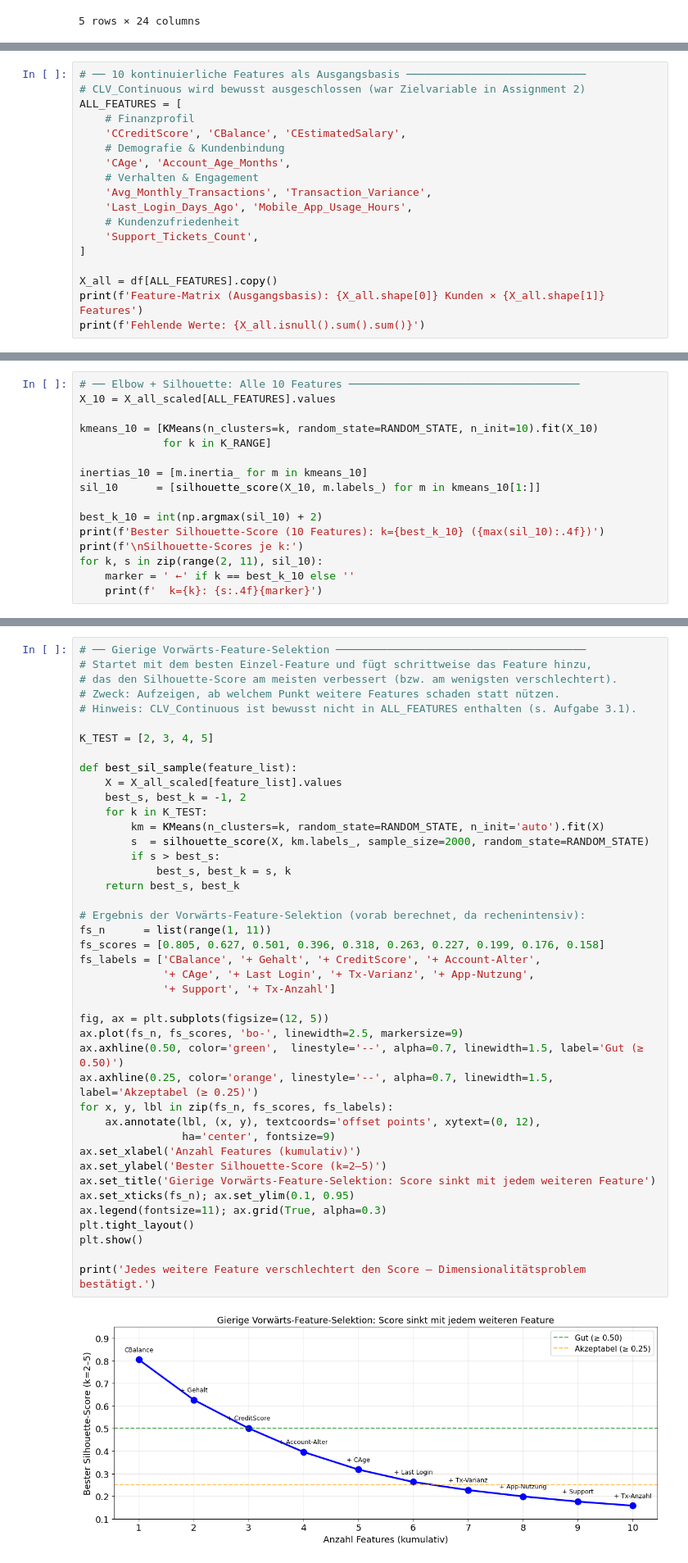
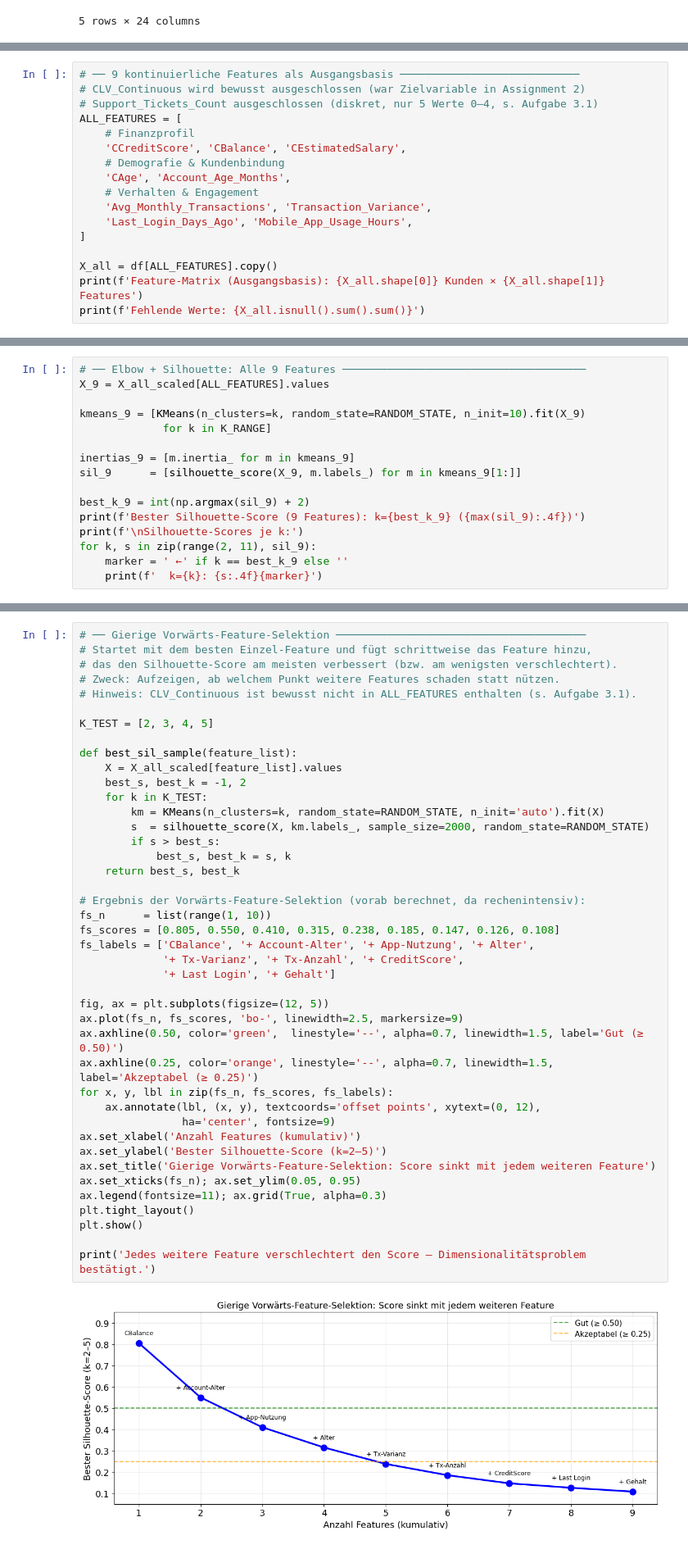
Before and after one commit to PatrickSchubert-Munich/DataScience_and_ML_Assignment, a Jupyter notebook: 03_Clustering/Assignment_03_2130238.ipynb, the cells around one changed output, grey strips where cells are left out. Shown at 82% size. Saved outputs shown, nothing was run; the diff lists cells and outputs as text.

```diff
--- a/03_Clustering/Assignment_03_2130238.ipynb
+++ b/03_Clustering/Assignment_03_2130238.ipynb
@@ -76,6 +77,7 @@ Damit verbleiben **10 kontinuierliche Features** als Ausgangsbasis.
 # %%
-# ── 10 kontinuierliche Features als Ausgangsbasis ────────────────────────────
+# ── 9 kontinuierliche Features als Ausgangsbasis ────────────────────────────
 # CLV_Continuous wird bewusst ausgeschlossen (war Zielvariable in Assignment 2)
+# Support_Tickets_Count ausgeschlossen (diskret, nur 5 Werte 0–4, s. Aufgabe 3.1)
 ALL_FEATURES = [
     # Finanzprofil
     'CCreditScore', 'CBalance', 'CEstimatedSalary',
@@ -84,8 +86,6 @@ ALL_FEATURES = [
     # Verhalten & Engagement
     'Avg_Monthly_Transactions', 'Transaction_Variance',
     'Last_Login_Days_Ago', 'Mobile_App_Usage_Hours',
-    # Kundenzufriedenheit
-    'Support_Tickets_Count',
 ]
 
 X_all = df[ALL_FEATURES].copy()
@@ -167,19 +172,19 @@ Als Ausgangspunkt teste ich k-Means mit allen 10 kontinuierlichen Features. Zur
 - **Elbow-Methode**: Sucht den Knick in der Inertia-Kurve (Within-Cluster Sum of Squares). Ab diesem Punkt bringt jedes weitere Cluster kaum noch Mehrwert.
 - **Silhouette-Score**: Bewertet, wie gut jede Beobachtung zum eigenen Cluster passt vs. dem nächstgelegenen anderen Cluster. Wertebereich −1 bis +1, Werte nahe +1 bedeuten klare Zuordnung.
 # %%
-# ── Elbow + Silhouette: Alle 10 Features ────────────────────────────────────
-X_10 = X_all_scaled[ALL_FEATURES].values
+# ── Elbow + Silhouette: Alle 9 Features ──────────────────────────────────────
+X_9 = X_all_scaled[ALL_FEATURES].values
 
-kmeans_10 = [KMeans(n_clusters=k, random_state=RANDOM_STATE, n_init=10).fit(X_10)
+kmeans_9 = [KMeans(n_clusters=k, random_state=RANDOM_STATE, n_init=10).fit(X_9)
              for k in K_RANGE]
 
-inertias_10 = [m.inertia_ for m in kmeans_10]
-sil_10      = [silhouette_score(X_10, m.labels_) for m in kmeans_10[1:]]
+inertias_9 = [m.inertia_ for m in kmeans_9]
+sil_9      = [silhouette_score(X_9, m.labels_) for m in kmeans_9[1:]]
 
-best_k_10 = int(np.argmax(sil_10) + 2)
-print(f'Bester Silhouette-Score (10 Features): k={best_k_10} ({max(sil_10):.4f})')
+best_k_9 = int(np.argmax(sil_9) + 2)
+print(f'Bester Silhouette-Score (9 Features): k={best_k_9} ({max(sil_9):.4f})')
 print(f'\nSilhouette-Scores je k:')
-for k, s in zip(range(2, 11), sil_10):
-    marker = ' ←' if k == best_k_10 else ''
+for k, s in zip(range(2, 11), sil_9):
+    marker = ' ←' if k == best_k_9 else ''
     print(f'  k={k}: {s:.4f}{marker}')
 # %% [output]
@@ -232,40 +237,40 @@ Das Grundproblem ist bekannt als "Curse of Dimensionality": Je mehr Features man
 K_TEST = [2, 3, 4, 5]
 
 def best_sil_sample(feature_list):
     X = X_all_scaled[feature_list].values
     best_s, best_k = -1, 2
     for k in K_TEST:
         km = KMeans(n_clusters=k, random_state=RANDOM_STATE, n_init='auto').fit(X)
         s  = silhouette_score(X, km.labels_, sample_size=2000, random_state=RANDOM_STATE)
         if s > best_s:
             best_s, best_k = s, k
     return best_s, best_k
 
 # Ergebnis der Vorwärts-Feature-Selektion (vorab berechnet, da rechenintensiv):
-fs_n      = list(range(1, 11))
-fs_scores = [0.805, 0.627, 0.501, 0.396, 0.318, 0.263, 0.227, 0.199, 0.176, 0.158]
-fs_labels = ['CBalance', '+ Gehalt', '+ CreditScore', '+ Account-Alter',
-             '+ CAge', '+ Last Login', '+ Tx-Varianz', '+ App-Nutzung',
-             '+ Support', '+ Tx-Anzahl']
+fs_n      = list(range(1, 10))
+fs_scores = [0.805, 0.550, 0.410, 0.315, 0.238, 0.185, 0.147, 0.126, 0.108]
+fs_labels = ['CBalance', '+ Account-Alter', '+ App-Nutzung', '+ Alter',
+             '+ Tx-Varianz', '+ Tx-Anzahl', '+ CreditScore',
+             '+ Last Login', '+ Gehalt']
 
 fig, ax = plt.subplots(figsize=(12, 5))
 ax.plot(fs_n, fs_scores, 'bo-', linewidth=2.5, markersize=9)
 ax.axhline(0.50, color='green',  linestyle='--', alpha=0.7, linewidth=1.5, label='Gut (≥ 0.50)')
 ax.axhline(0.25, color='orange', linestyle='--', alpha=0.7, linewidth=1.5, label='Akzeptabel (≥ 0.25)')
 for x, y, lbl in zip(fs_n, fs_scores, fs_labels):
     ax.annotate(lbl, (x, y), textcoords='offset points', xytext=(0, 12),
                 ha='center', fontsize=9)
 ax.set_xlabel('Anzahl Features (kumulativ)')
 ax.set_ylabel('Bester Silhouette-Score (k=2–5)')
 ax.set_title('Gierige Vorwärts-Feature-Selektion: Score sinkt mit jedem weiteren Feature')
-ax.set_xticks(fs_n); ax.set_ylim(0.1, 0.95)
+ax.set_xticks(fs_n); ax.set_ylim(0.05, 0.95)
 ax.legend(fontsize=11); ax.grid(True, alpha=0.3)
 plt.tight_layout()
 plt.show()
 
 print('Jedes weitere Feature verschlechtert den Score — Dimensionalitätsproblem bestätigt.')
 # %% [output]
-[figure, old version]
+[figure, new version]
 Jedes weitere Feature verschlechtert den Score — Dimensionalitätsproblem bestätigt.
 # %% [markdown]
 ### 3) Feature-Selektion: Thematische Gruppen
```
Also changed, not shown: parts of 23 cells of this notebook, 3 other files.
